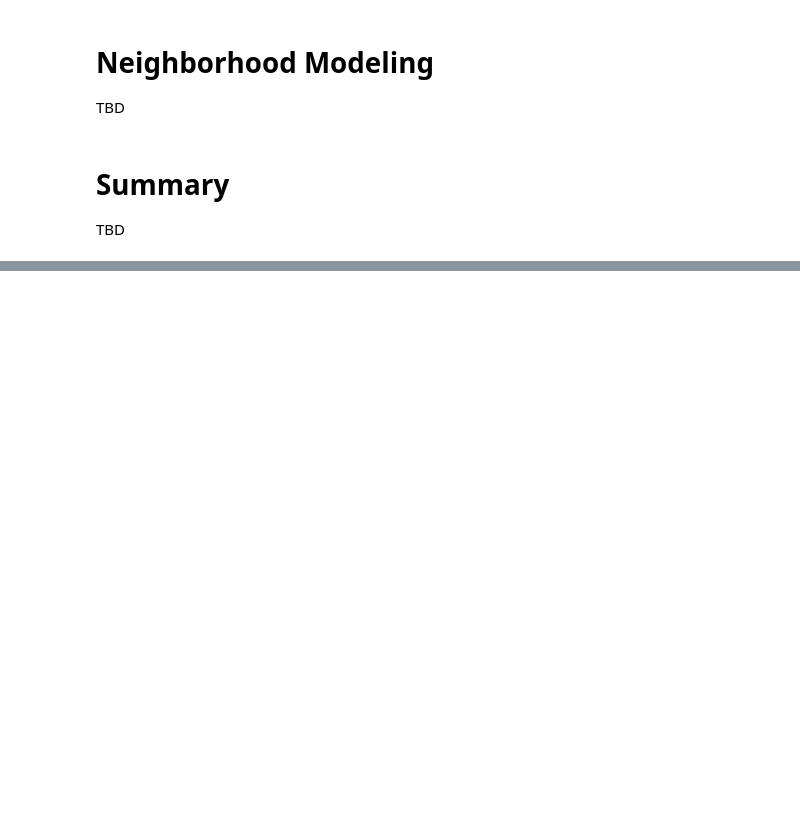
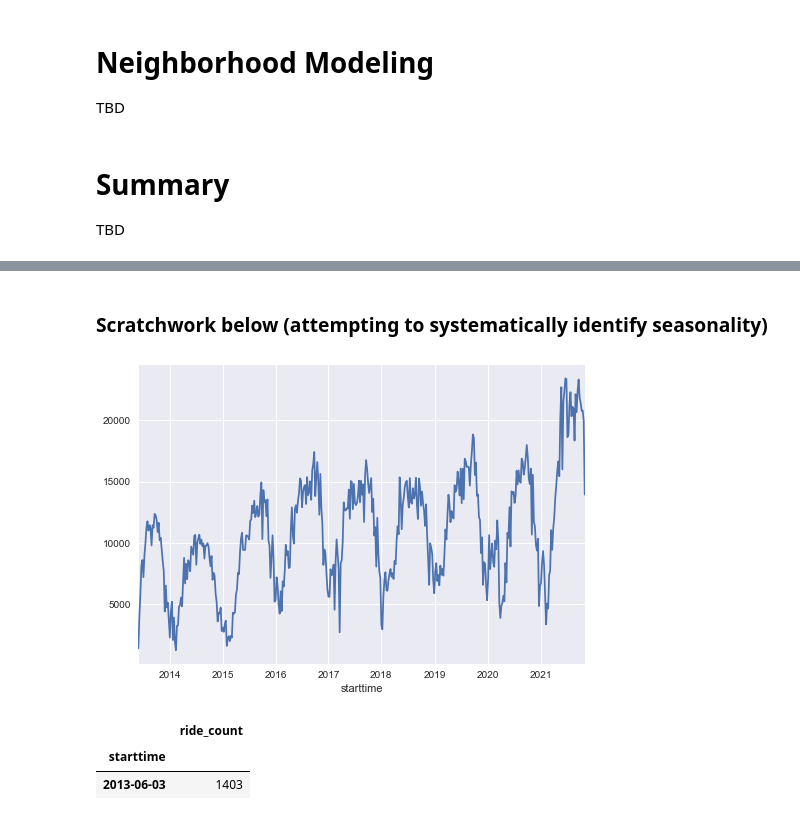
Before and after one commit to marvelje/citibike_ridership_project, a Jupyter notebook: citibike_arima_neighborhood.ipynb, the cells around one changed output, grey strips where cells are left out. Drawn from its saved outputs; the diff is of its cells as text; code cells hidden in the pictures; blank space fills up the shorter version.

Commit message:
first neighborhood-level model

```diff
--- a/citibike_arima_neighborhood.ipynb
+++ b/citibike_arima_neighborhood.ipynb
@@ -46,7 +48,7 @@ df_citibike = pd.read_csv('./clean_data/final_clean_ridership.csv', low_memory=F
 
 # Convert starttime to date and set as index
 
-df_citibike['starttime'] = pd.to_datetime(df['starttime'])
+df_citibike['starttime'] = pd.to_datetime(df_citibike['starttime'])
 
 df_citibike.set_index('starttime', inplace=True)
 
@@ -80,0 +93,7 @@ for neighborhood, df in df_dict.items():
+# %%
+# Create a dataframe to store neighborhood by neighborhood results
+
+df_results = pd.DataFrame(index=neighborhood_list, columns=['model', 'order', 'seasonal_order',
+                                                            'explained_variance', 'MAE', 'MSE', 'R2',
+                                                            '2021_actual', '2021_predicted', 'delta',
+                                                            'requires_log'])
@@ -80,0 +105,25 @@ for neighborhood, df in df_dict.items():
+# %%
+# Test for whether I need to log transform ridership column. This test will be based on whether there has been
+# an upward trend in the data. Threshold will be set at 50% growth requires logging.
+
+for neighborhood, df in df_dict.items():
+
+    # Define growth threshold
+    threshold = 0.5
+
+    # Decompose time series
+    decomposed_ts = decompose(df_clinton['ride_count'].values, 'multiplicative', m=52)
+
+    # Look at trend, specifically, and remove nulls
+    trend = [trend for trend in decomposed_ts.trend if trend > 0]
+
+    # Calculate growth rate (take last and first points)
+    growth = (trend[-1] - trend[0]) / trend[0]
+
+    # Append True or False to the df_results
+    if growth >= threshold:
+        df_results.loc[neighborhood, 'requires_log'] = True
+        df['ride_count_log'] = df['ride_count'].apply(lambda x: np.log(x))
+        df_dict[neighborhood] = df
+    else:
+        df_results.loc[neighborhood, 'requires_log'] = False
@@ -80,0 +210,14 @@ for neighborhood, df in df_dict.items():
+# %% [markdown]
+### Scratchwork below (attempting to systematically identify seasonality)
+# %%
+df_clinton = df_dict['Clinton']
+# %%
+df_clinton['ride_count'].plot();
+# %% [output]
+[figure, added]
+# %%
+df_clinton.head(1)
+# %% [output]
+|  | ride_count |
+| starttime |  |
+| 2013-06-03 | 1403 |
```
Also changed, not shown: parts of 26 cells of this notebook, 2 other files.
